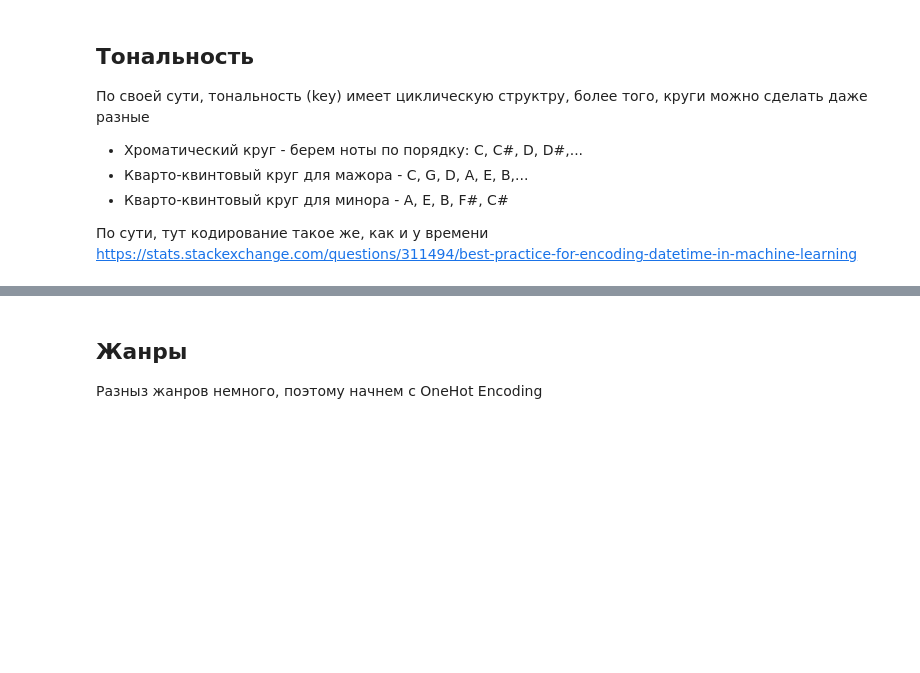
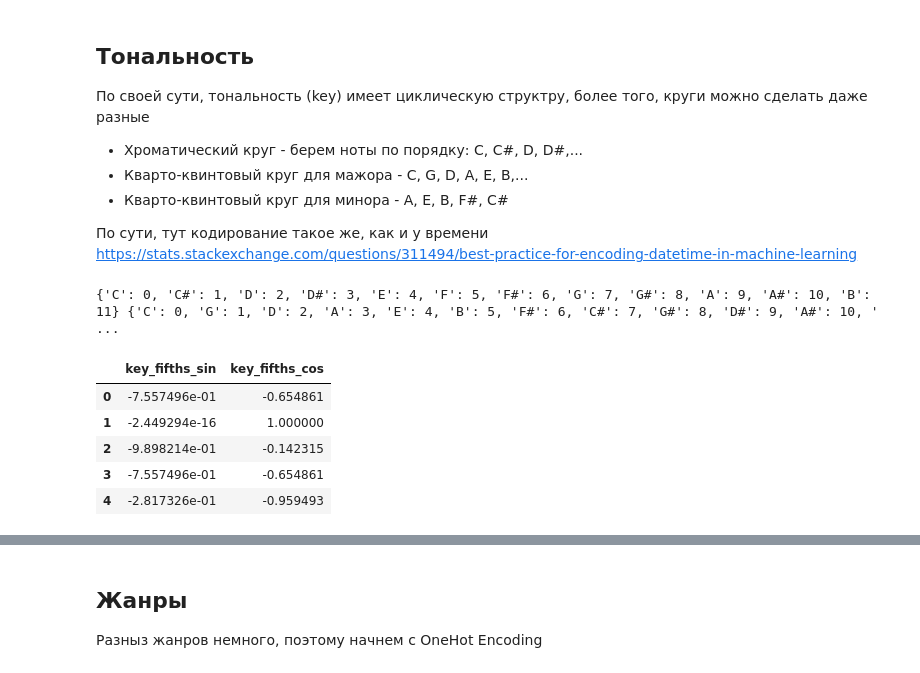
Before and after one commit to gtrofimiuk/ML_course, a Jupyter notebook: MusicGenres.ipynb, the cells around one changed output, grey strips where cells are left out. Drawn from its saved outputs; the diff is of its cells as text; code cells hidden in the pictures; blank space fills up the shorter version.

```diff
--- a/MusicGenres.ipynb
+++ b/MusicGenres.ipynb
@@ -196,3 +169,5 @@ df.shape
+# %%
+df = df.dropna()
 # %% [markdown]
 # Кодирование категориальных данных
 # %% [markdown]
@@ -206,3 +181,24 @@ df.shape
 
 По сути, тут кодирование такое же, как и у времени
 https://stats.stackexchange.com/questions/311494/best-practice-for-encoding-datetime-in-machine-learning
+# %%
+Chromatic = ["C","C#","D","D#","E","F","F#","G","G#","A","A#","B"]
+FifthsMajor = ["C","G","D","A","E","B","F#","C#","G#","D#","A#","F"]
+FifthsMinor = ["A","E","B","F#","C#","G#","D#","A#","F","C","G","D"]
+
+def GetIntegerMapFromList(InputList):
+  res = dict()
+  for i in range(len(InputList)):
+    res[InputList[i]] = i
+  return res
+
+ChromaticMap = GetIntegerMapFromList(Chromatic)
+FifthsMajorMap = GetIntegerMapFromList(FifthsMajor)
+FifthsMinorMap = GetIntegerMapFromList(FifthsMinor)
+
+print(ChromaticMap, FifthsMajorMap, FifthsMinorMap)
+# %% [output]
+{'C': 0, 'C#': 1, 'D': 2, 'D#': 3, 'E': 4, 'F': 5, 'F#': 6, 'G': 7, 'G#': 8, 'A': 9, 'A#': 10, 'B': 11} {'C': 0, 'G': 1, 'D': 2, 'A': 3, 'E': 4, 'B': 5, 'F#': 6, 'C#': 7, 'G#': 8, 'D#': 9, 'A#': 10, ' ...
+# %%
+df.insert(df.columns.get_loc("key")+1, "key_chromatic", 0)
+df.insert(df.columns.get_loc("key_chromatic")+1, "key_fifths", 0)
@@ -208,0 +210,15 @@ https://stats.stackexchange.com/questions/311494/best-practice-for-encoding-date
+# %%
+from feature_engine.creation import CyclicalFeatures
+cf = CyclicalFeatures()
+cf.drop_original = True
+index = df.columns.get_loc("key")
+kc_fit = cf.fit_transform(pd.DataFrame(df["key_chromatic"]))
+kf_fit = cf.fit_transform(pd.DataFrame(df["key_fifths"]))
+kf_fit.head()
+# %% [output]
+|  | key_fifths_sin | key_fifths_cos |
+| 0 | -7.557496e-01 | -0.654861 |
+| 1 | -2.449294e-16 | 1.000000 |
+| 2 | -9.898214e-01 | -0.142315 |
+| 3 | -7.557496e-01 | -0.654861 |
+| 4 | -2.817326e-01 | -0.959493 |
```
Also changed, not shown: parts of 17 cells of this notebook.
